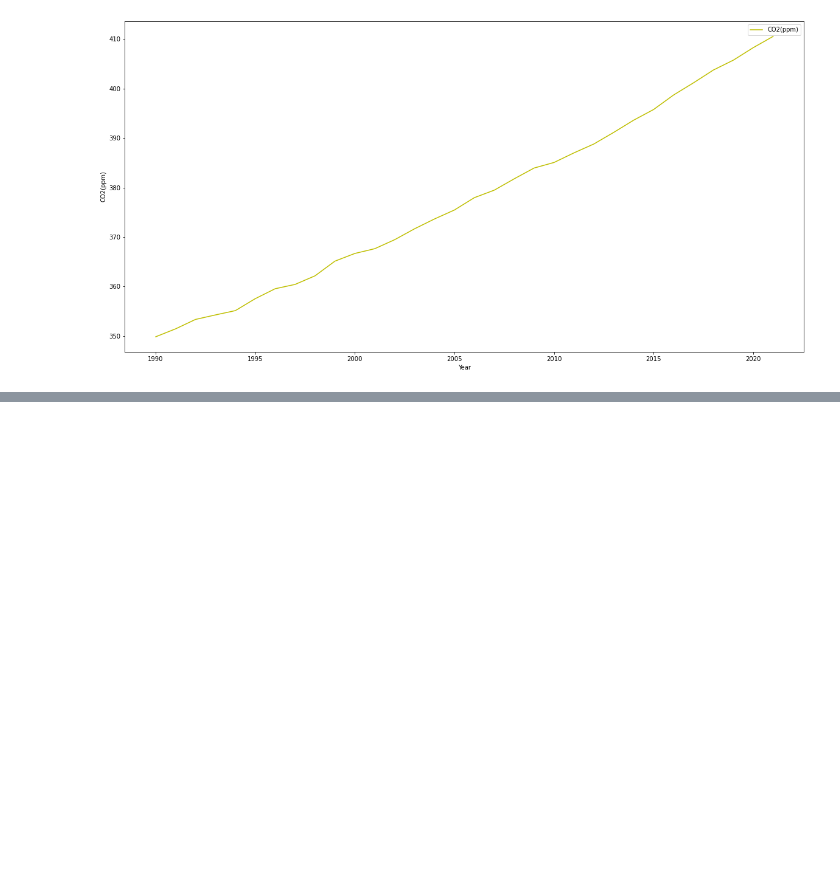
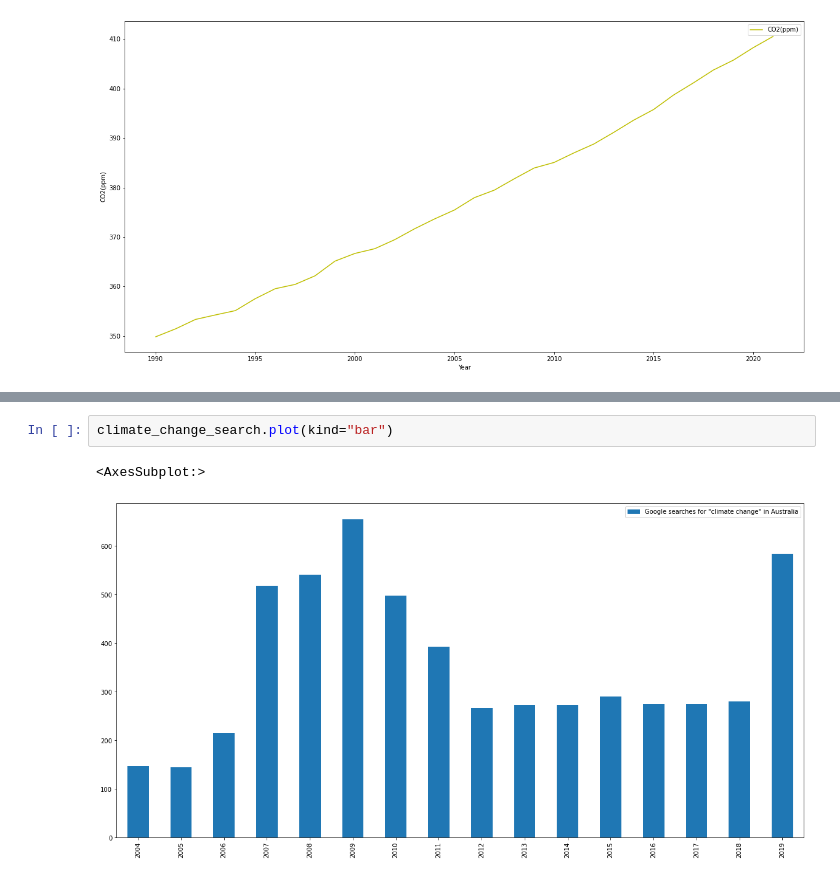
Before and after one commit to JordanLewisStudio/Data_project, a Jupyter notebook: data_project presenation.ipynb, the cells around one changed output, grey strips where cells are left out. Drawn from its saved outputs; the diff is of its cells as text; blank space fills up the shorter version.

```diff
--- a/data_project presenation.ipynb
+++ b/data_project presenation.ipynb
@@ -676,0 +701,5 @@ plt.show()
+# %%
+climate_change_search.plot(kind="bar")
+# %% [output]
+<AxesSubplot:>
+[figure, added]
```
Also changed, not shown: parts of 9 cells of this notebook, 1 other file.
